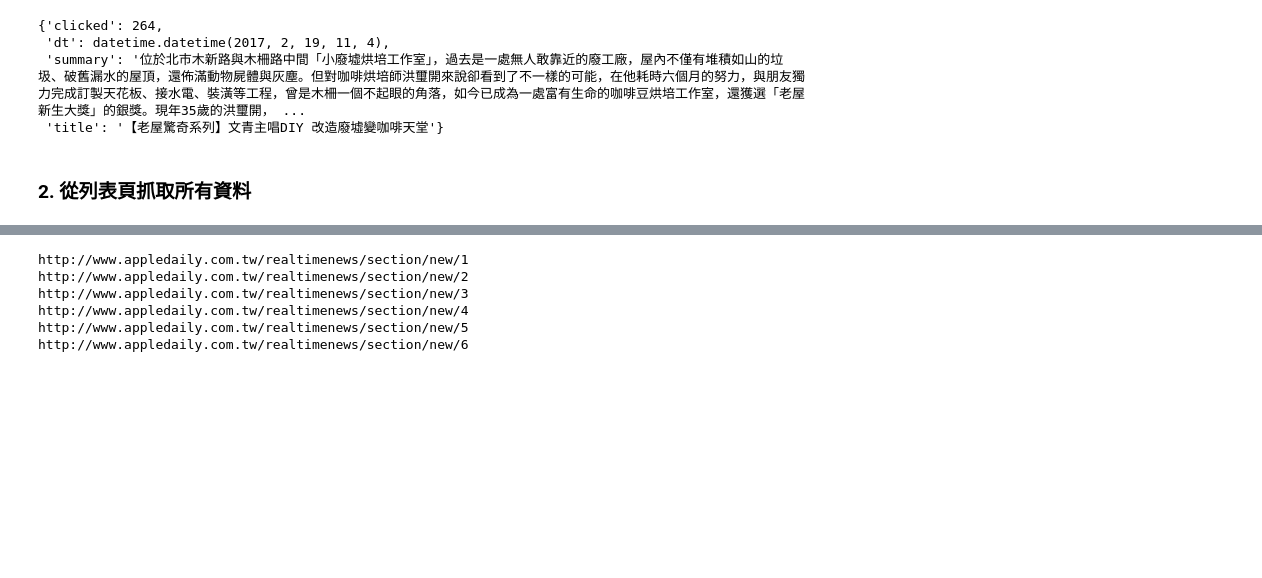
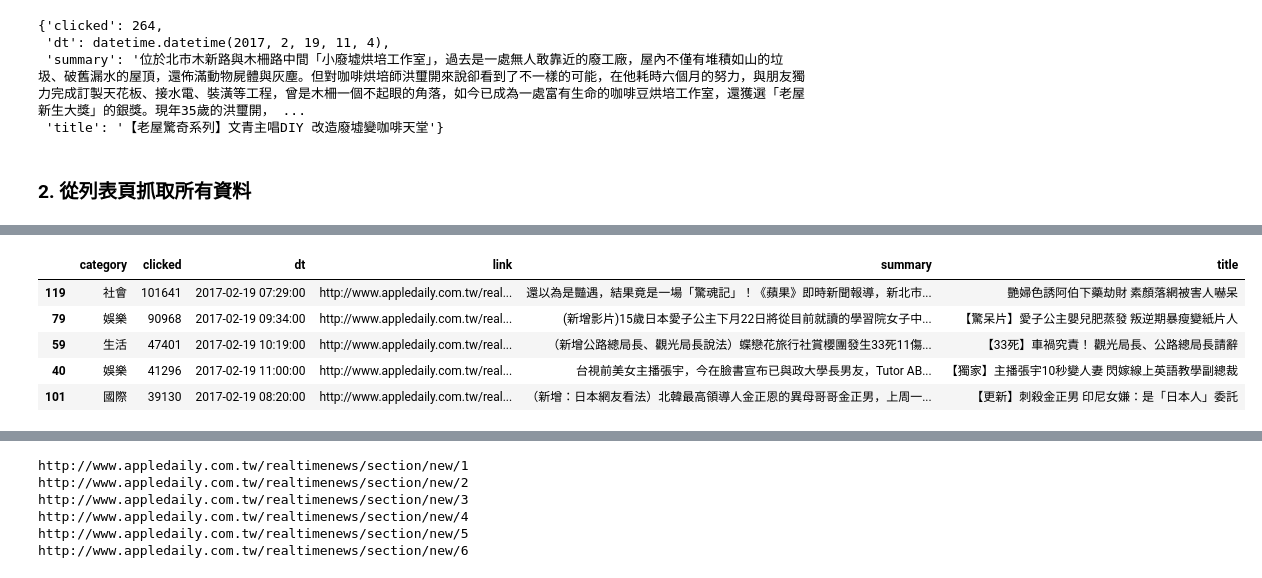
Before and after one commit to ywchiu/tristarpy, a Jupyter notebook: Demo20170219.ipynb, the cells around one changed output, grey strips where cells are left out. Saved outputs shown, nothing was run; the diff lists cells and outputs as text; code cells hidden in the pictures; blank space fills up the shorter version.

```diff
--- a/Demo20170219.ipynb
+++ b/Demo20170219.ipynb
@@ -324,0 +329,9 @@ newsary[0]
+# %%
+newspd.sort_values(['clicked'], ascending=False).head()
+# %% [output]
+|  | category | clicked | dt | link | summary | title |
+| 119 | 社會 | 101641 | 2017-02-19 07:29:00 | http://www.appledaily.com.tw/real... | 還以為是豔遇，結果竟是一場「驚魂記」！《蘋果》即時新聞報導，新北市... | 艷婦色誘阿伯下藥劫財 素顏落網被害人嚇呆 |
+| 79 | 娛樂 | 90968 | 2017-02-19 09:34:00 | http://www.appledaily.com.tw/real... | (新增影片)15歲日本愛子公主下月22日將從目前就讀的學習院女子中... | 【驚呆片】愛子公主嬰兒肥蒸發 叛逆期暴瘦變紙片人 |
+| 59 | 生活 | 47401 | 2017-02-19 10:19:00 | http://www.appledaily.com.tw/real... | （新增公路總局長、觀光局長說法）蝶戀花旅行社賞櫻團發生33死11傷... | 【33死】車禍究責！ 觀光局長、公路總局長請辭 |
+| 40 | 娛樂 | 41296 | 2017-02-19 11:00:00 | http://www.appledaily.com.tw/real... | 台視前美女主播張宇，今在臉書宣布已與政大學長男友，Tutor AB... | 【獨家】主播張宇10秒變人妻 閃嫁線上英語教學副總裁 |
+| 101 | 國際 | 39130 | 2017-02-19 08:20:00 | http://www.appledaily.com.tw/real... | （新增：日本網友看法）北韓最高領導人金正恩的異母哥哥金正男，上周一... | 【更新】刺殺金正男 印尼女嫌：是「日本人」委託 |
```
Also changed, not shown: parts of 12 cells of this notebook.
